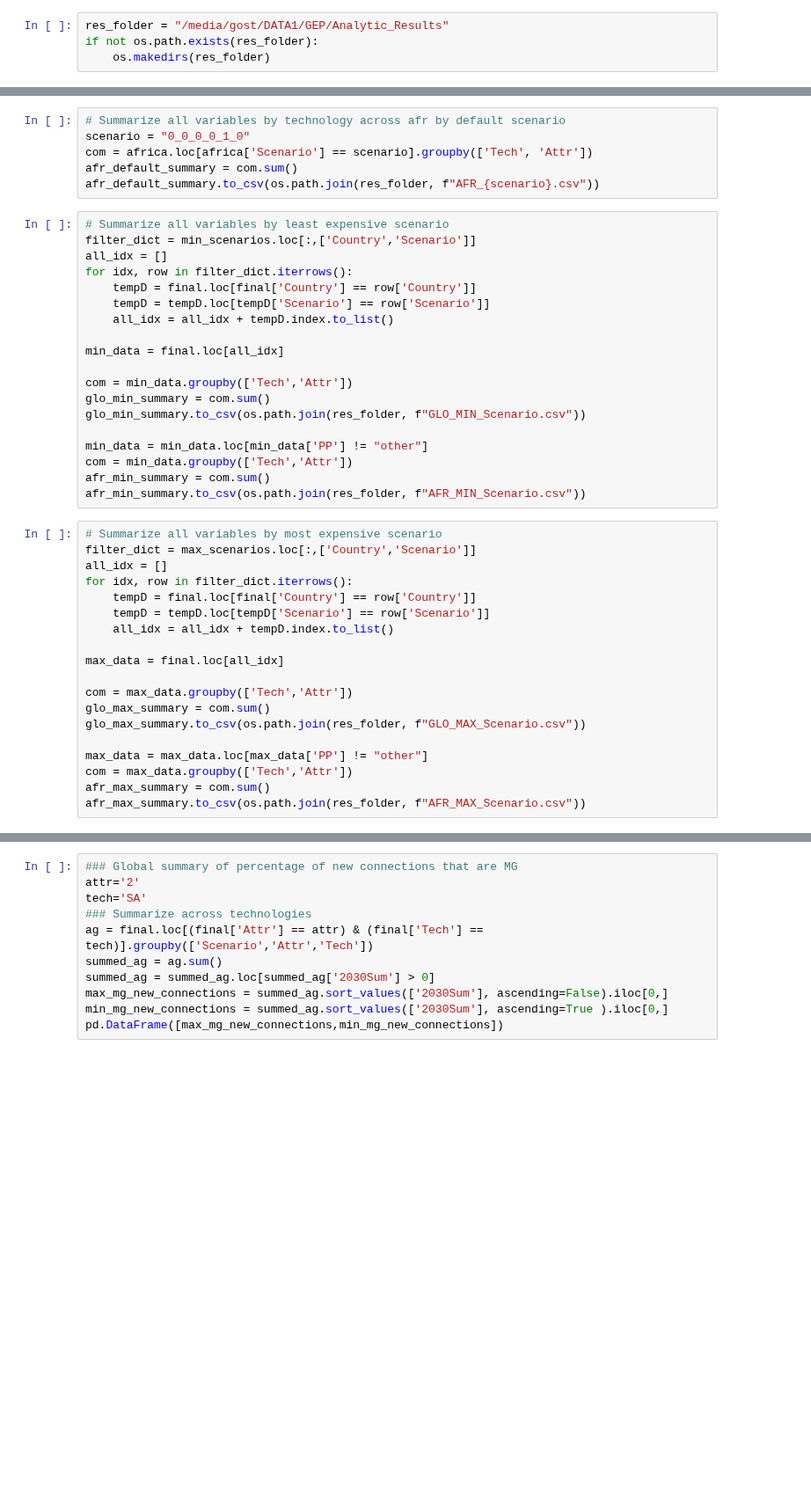
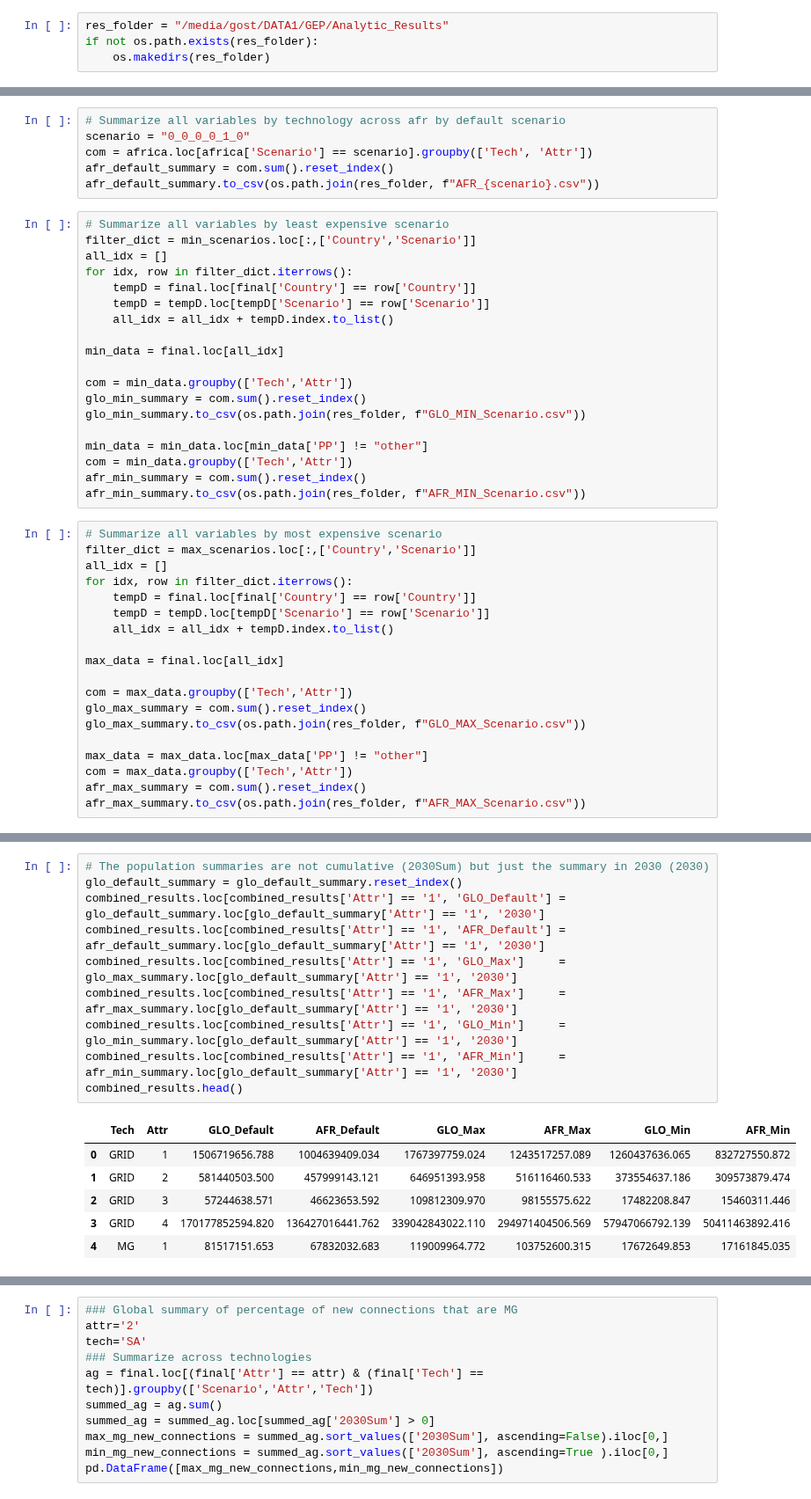
Before and after one commit to global-electrification-platform/gep_results_analysis, a Jupyter notebook: GEP_analysis/GEP_scenario_summary_file_analysis.ipynb, the cells around one changed output, grey strips where cells are left out. Shown at 88% size. Drawn from its saved outputs; the diff is of its cells as text; blank space fills up the shorter version.

```diff
--- a/GEP_analysis/GEP_scenario_summary_file_analysis.ipynb
+++ b/GEP_analysis/GEP_scenario_summary_file_analysis.ipynb
@@ -119,7 +166,7 @@ glo_default_summary.to_csv(os.path.join(res_folder, f"GLO_{scenario}.csv"))
 # Summarize all variables by technology across afr by default scenario
 scenario = "0_0_0_0_1_0"
 com = africa.loc[africa['Scenario'] == scenario].groupby(['Tech', 'Attr'])
-afr_default_summary = com.sum()
+afr_default_summary = com.sum().reset_index()
 afr_default_summary.to_csv(os.path.join(res_folder, f"AFR_{scenario}.csv"))
 # %%
 # Summarize all variables by least expensive scenario
@@ -133,12 +180,12 @@ for idx, row in filter_dict.iterrows():
 min_data = final.loc[all_idx]
 
 com = min_data.groupby(['Tech','Attr'])
-glo_min_summary = com.sum()
+glo_min_summary = com.sum().reset_index()
 glo_min_summary.to_csv(os.path.join(res_folder, f"GLO_MIN_Scenario.csv"))
 
 min_data = min_data.loc[min_data['PP'] != "other"]
 com = min_data.groupby(['Tech','Attr'])
-afr_min_summary = com.sum()
+afr_min_summary = com.sum().reset_index()
 afr_min_summary.to_csv(os.path.join(res_folder, f"AFR_MIN_Scenario.csv"))
 # %%
 # Summarize all variables by most expensive scenario
@@ -152,10 +199,10 @@ for idx, row in filter_dict.iterrows():
 max_data = final.loc[all_idx]
 
 com = max_data.groupby(['Tech','Attr'])
-glo_max_summary = com.sum()
+glo_max_summary = com.sum().reset_index()
 glo_max_summary.to_csv(os.path.join(res_folder, f"GLO_MAX_Scenario.csv"))
 
 max_data = max_data.loc[max_data['PP'] != "other"]
 com = max_data.groupby(['Tech','Attr'])
-afr_max_summary = com.sum()
+afr_max_summary = com.sum().reset_index()
 afr_max_summary.to_csv(os.path.join(res_folder, f"AFR_MAX_Scenario.csv"))
@@ -173,0 +245,17 @@ combined_results.to_csv(os.path.join(res_folder, "COMBO_Attribute_summaries.csv"
+# %%
+# The population summaries are not cumulative (2030Sum) but just the summary in 2030 (2030)
+glo_default_summary = glo_default_summary.reset_index()
+combined_results.loc[combined_results['Attr'] == '1', 'GLO_Default'] = glo_default_summary.loc[glo_default_summary['Attr'] == '1', '2030']
+combined_results.loc[combined_results['Attr'] == '1', 'AFR_Default'] = afr_default_summary.loc[glo_default_summary['Attr'] == '1', '2030']
+combined_results.loc[combined_results['Attr'] == '1', 'GLO_Max']     = glo_max_summary.loc[glo_default_summary['Attr'] == '1', '2030']
+combined_results.loc[combined_results['Attr'] == '1', 'AFR_Max']     = afr_max_summary.loc[glo_default_summary['Attr'] == '1', '2030']
+combined_results.loc[combined_results['Attr'] == '1', 'GLO_Min']     = glo_min_summary.loc[glo_default_summary['Attr'] == '1', '2030']
+combined_results.loc[combined_results['Attr'] == '1', 'AFR_Min']     = afr_min_summary.loc[glo_default_summary['Attr'] == '1', '2030']
+combined_results.head()
+# %% [output]
+|  | Tech | Attr | GLO_Default | AFR_Default | GLO_Max | AFR_Max | GLO_Min | AFR_Min |
+| 0 | GRID | 1 | 1506719656.788 | 1004639409.034 | 1767397759.024 | 1243517257.089 | 1260437636.065 | 832727550.872 |
+| 1 | GRID | 2 | 581440503.500 | 457999143.121 | 646951393.958 | 516116460.533 | 373554637.186 | 309573879.474 |
+| 2 | GRID | 3 | 57244638.571 | 46623653.592 | 109812309.970 | 98155575.622 | 17482208.847 | 15460311.446 |
+| 3 | GRID | 4 | 170177852594.820 | 136427016441.762 | 339042843022.110 | 294971404506.569 | 57947066792.139 | 50411463892.416 |
+| 4 | MG | 1 | 81517151.653 | 67832032.683 | 119009964.772 | 103752600.315 | 17672649.853 | 17161845.035 |
```
Also changed, not shown: parts of 14 cells of this notebook, 2 other files.
